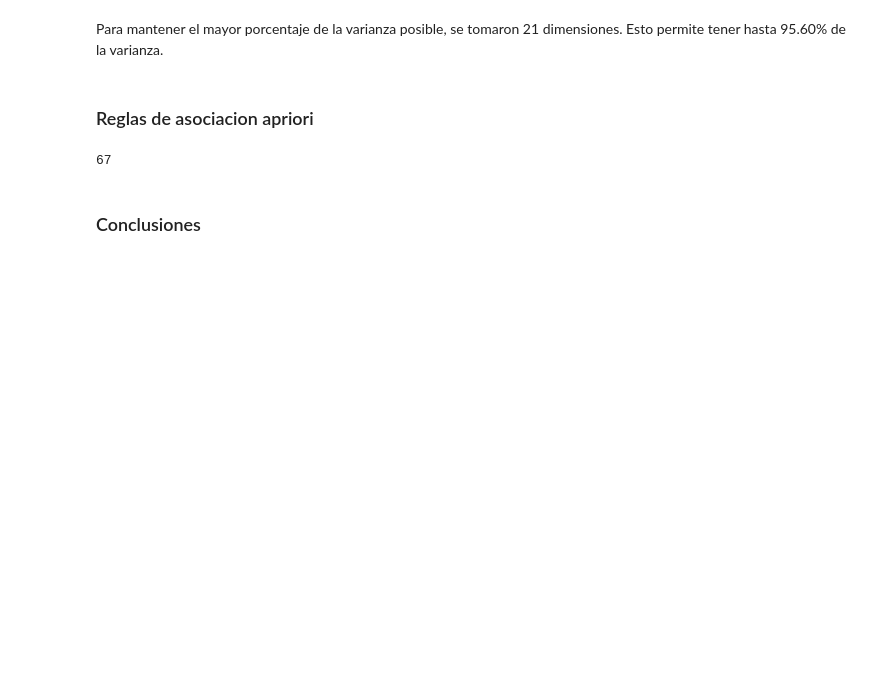
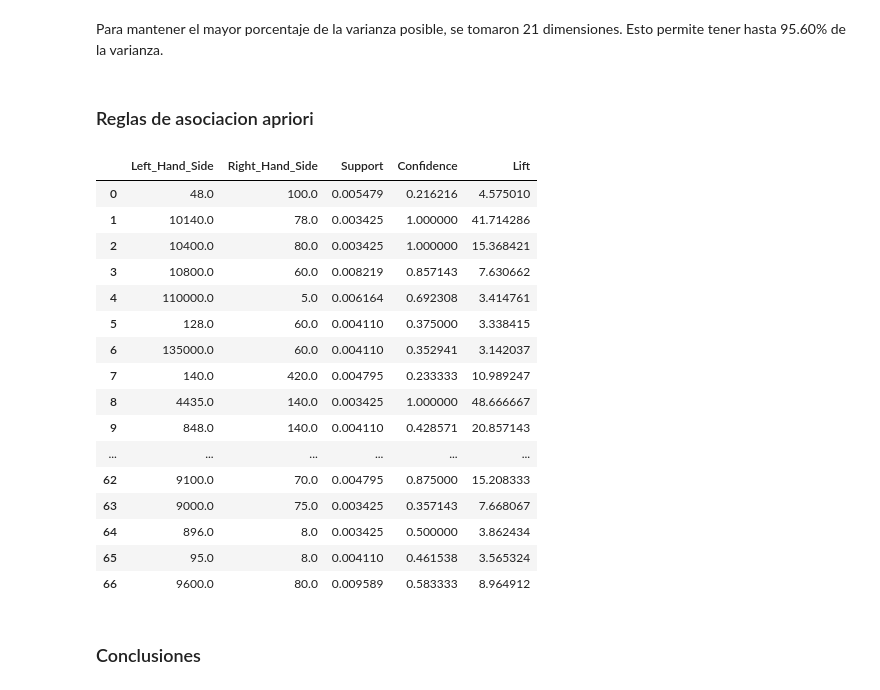
Before and after one commit to Requetetin/DS-Lab1, a Jupyter notebook: Lab1.ipynb, the cells around one changed output. Drawn from its saved outputs; the diff is of its cells as text; code cells hidden in the pictures; blank space fills up the shorter version.

```diff
--- a/Lab1.ipynb
+++ b/Lab1.ipynb
@@ -363,31 +363,47 @@ Para mantener el mayor porcentaje de la varianza posible, se tomaron 21 dimensio
 # %%
 #sacaremos todas las variables cuantitativas a otro df
 quants = data[quant]
 df = pd.DataFrame()
 df = quants.copy()
 
 #necesitamos las transacciones
 transacts = []
 for i in range(0, len(df)):
     transacts.append([str(df.values[i,j]) for j in range(0,len(df.columns))])
 
 #entrenamiento del modelo
 rule = apriori(transactions = transacts, min_support = 0.003, min_confidence = 0.2, min_lift = 3, min_length = 2, max_length = 2)
 
 #resultados
 output = list(rule)
 lhs         = [tuple(result[2][0][0])[0] for result in output]
 rhs         = [tuple(result[2][0][1])[0] for result in output]
 support    = [result[1] for result in output]
 confidence = [result[2][0][2] for result in output]
 lift       = [result[2][0][3] for result in output]
 output_DataFrame = pd.DataFrame(
     list(zip(lhs, rhs, support, confidence, lift)),
     columns = ['Left_Hand_Side', 'Right_Hand_Side', 'Support', 'Confidence', 'Lift']
 )
-len(output_DataFrame)
+output_DataFrame
 # %% [output]
-67
+|  | Left_Hand_Side | Right_Hand_Side | Support | Confidence | Lift |
+| 0 | 48.0 | 100.0 | 0.005479 | 0.216216 | 4.575010 |
+| 1 | 10140.0 | 78.0 | 0.003425 | 1.000000 | 41.714286 |
+| 2 | 10400.0 | 80.0 | 0.003425 | 1.000000 | 15.368421 |
+| 3 | 10800.0 | 60.0 | 0.008219 | 0.857143 | 7.630662 |
+| 4 | 110000.0 | 5.0 | 0.006164 | 0.692308 | 3.414761 |
+| 5 | 128.0 | 60.0 | 0.004110 | 0.375000 | 3.338415 |
+| 6 | 135000.0 | 60.0 | 0.004110 | 0.352941 | 3.142037 |
+| 7 | 140.0 | 420.0 | 0.004795 | 0.233333 | 10.989247 |
+| 8 | 4435.0 | 140.0 | 0.003425 | 1.000000 | 48.666667 |
+| 9 | 848.0 | 140.0 | 0.004110 | 0.428571 | 20.857143 |
+| ... | ... | ... | ... | ... | ... |
+| 62 | 9100.0 | 70.0 | 0.004795 | 0.875000 | 15.208333 |
+| 63 | 9000.0 | 75.0 | 0.003425 | 0.357143 | 7.668067 |
+| 64 | 896.0 | 8.0 | 0.003425 | 0.500000 | 3.862434 |
+| 65 | 95.0 | 8.0 | 0.004110 | 0.461538 | 3.565324 |
+| 66 | 9600.0 | 80.0 | 0.009589 | 0.583333 | 8.964912 |
 # %% [markdown]
 ### Conclusiones
 # %% [markdown]
```
